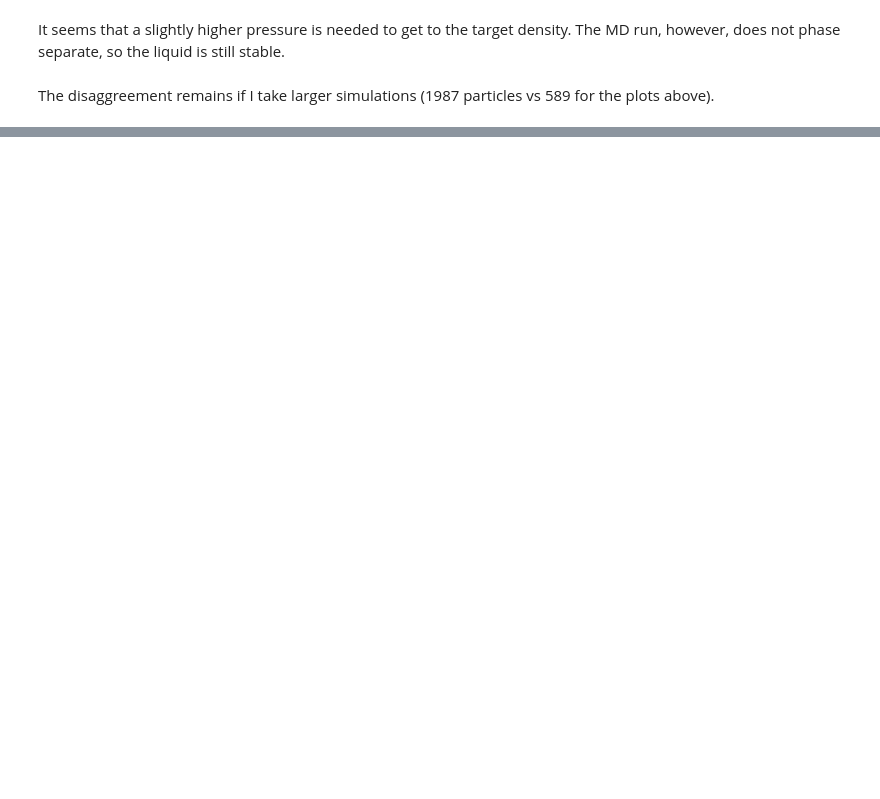
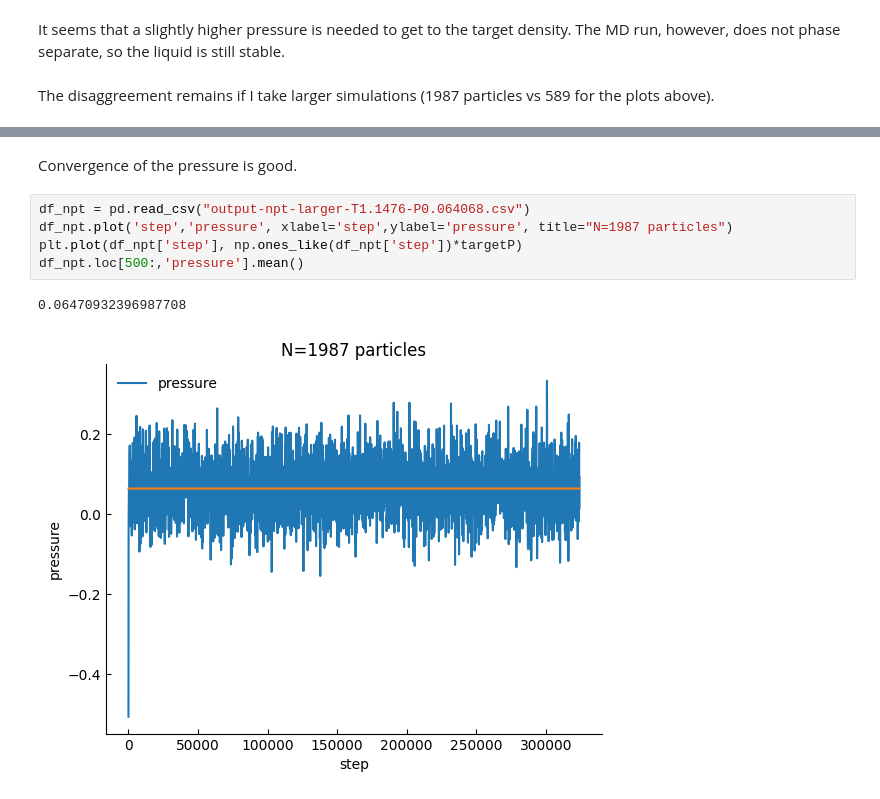
Before and after one commit to FTurci/hydrophobicity-fluctuations, a Jupyter notebook: LJ/bulk/explain-lj-bulk.ipynb, the cells around one changed output, grey strips where cells are left out. Drawn from its saved outputs; the diff is of its cells as text; blank space fills up the shorter version.

```diff
--- a/LJ/bulk/explain-lj-bulk.ipynb
+++ b/LJ/bulk/explain-lj-bulk.ipynb
@@ -67,0 +68,10 @@ plt.plot(df_npt['step'], np.ones_like(df_npt['step'])*targetRho)
+# %% [markdown]
+Convergence of the pressure is good.
+# %%
+df_npt = pd.read_csv("output-npt-larger-T1.1476-P0.064068.csv")
+df_npt.plot('step','pressure', xlabel='step',ylabel='pressure', title="N=1987 particles")
+plt.plot(df_npt['step'], np.ones_like(df_npt['step'])*targetP)
+df_npt.loc[500:,'pressure'].mean()
+# %% [output]
+0.06470932396987708
+[figure, added]
```
Also changed, not shown: parts of 11 cells of this notebook, 2 other files.
